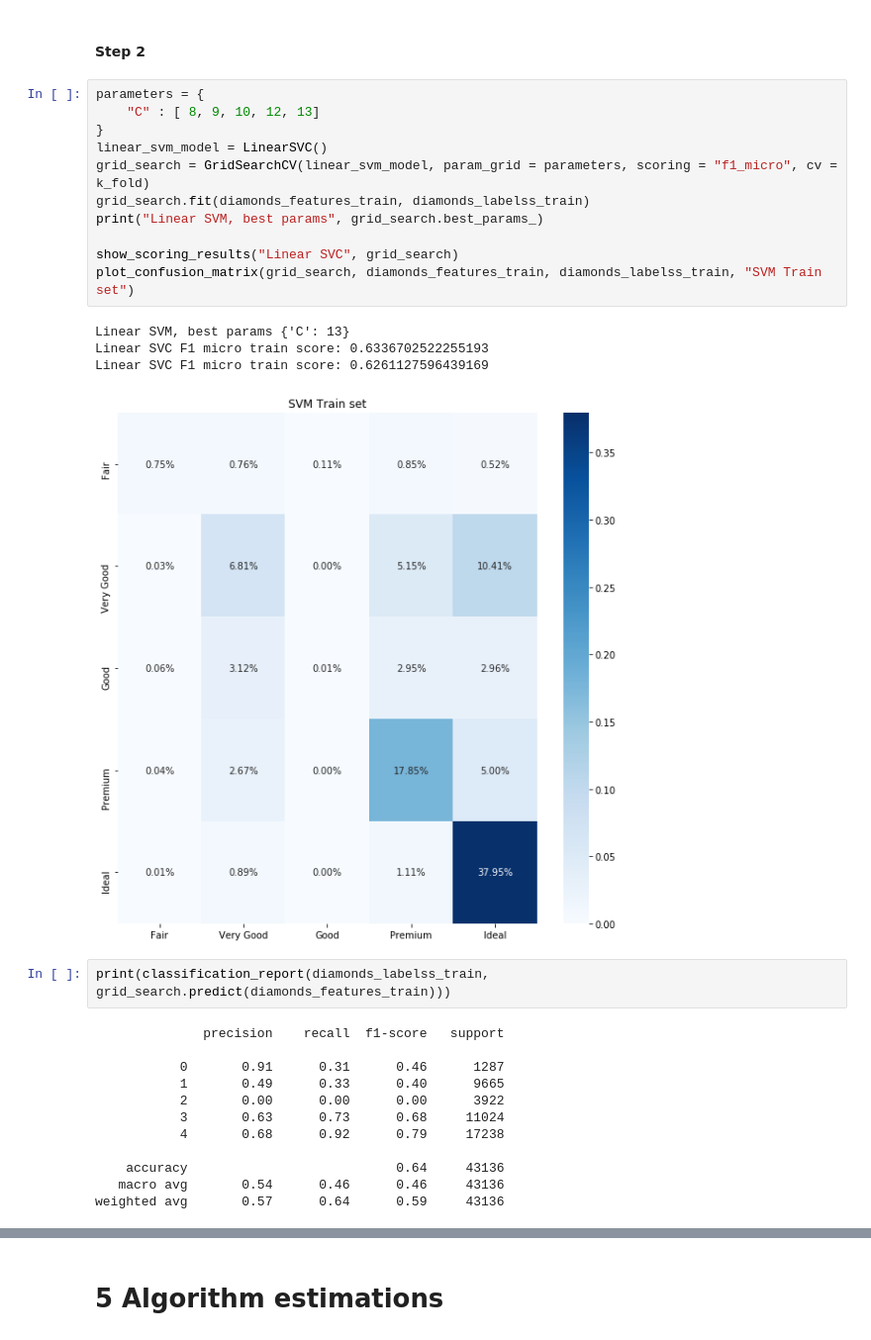
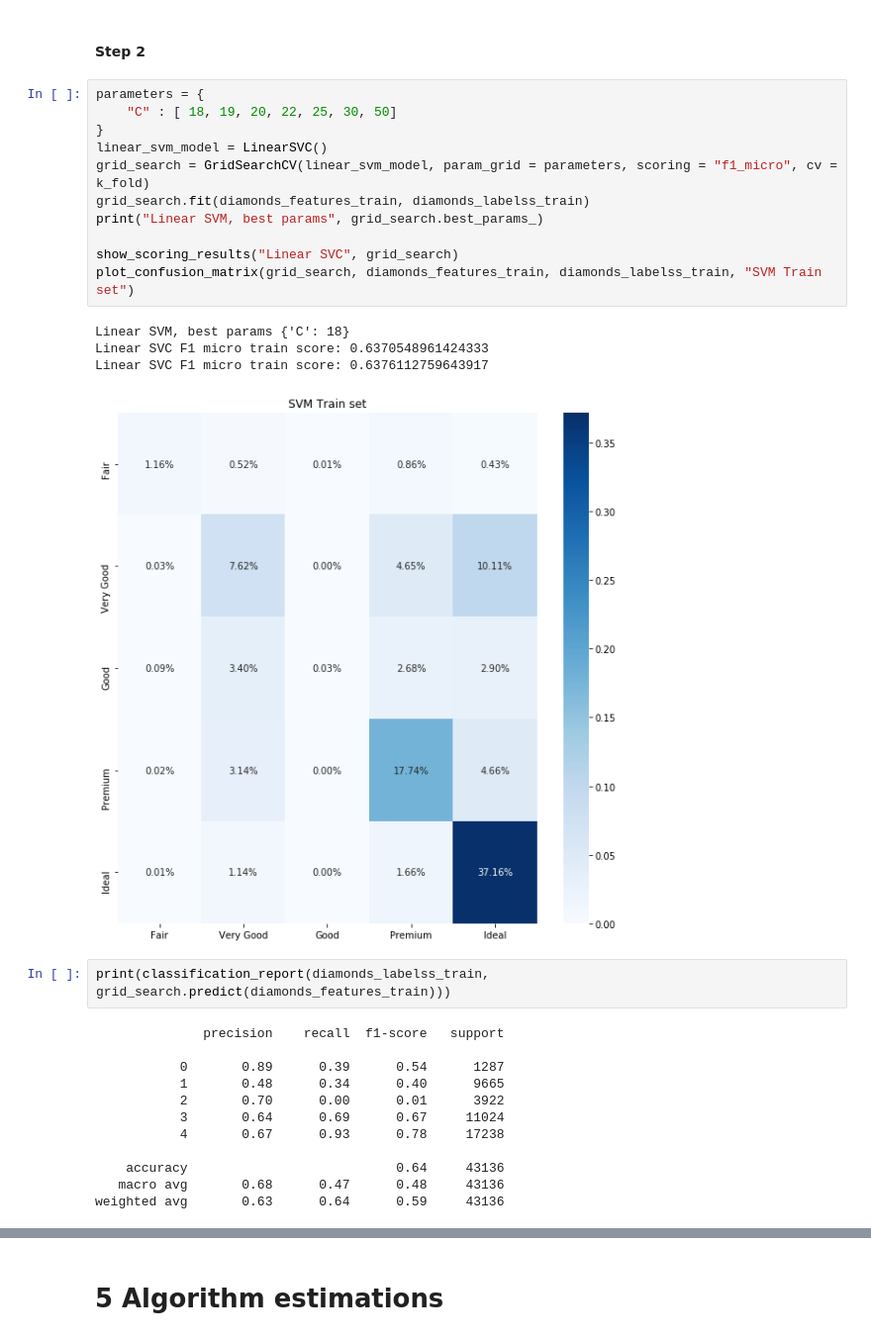
Before and after one commit to LuGeorgiev/Python-SoftUni, a Jupyter notebook: MachineLearning/15.Exam/Exam 15.11.2020 Lyubomir Georgiev.ipynb, the cells around one changed output, grey strips where cells are left out. Shown at 99% size. Drawn from its saved outputs; the diff is of its cells as text.

```diff
--- a/MachineLearning/15.Exam/Exam 15.11.2020 Lyubomir Georgiev.ipynb
+++ b/MachineLearning/15.Exam/Exam 15.11.2020 Lyubomir Georgiev.ipynb
@@ -675,34 +675,34 @@ Linear SVC F1 micro train score: 0.6327893175074184
 #### Step 2
 # %%
 parameters = {
-    "C" : [ 8, 9, 10, 12, 13]
+    "C" : [ 18, 19, 20, 22, 25, 30, 50]
 }
 linear_svm_model = LinearSVC()
 grid_search = GridSearchCV(linear_svm_model, param_grid = parameters, scoring = "f1_micro", cv = k_fold)
 grid_search.fit(diamonds_features_train, diamonds_labelss_train)
 print("Linear SVM, best params", grid_search.best_params_)
 
 show_scoring_results("Linear SVC", grid_search)
 plot_confusion_matrix(grid_search, diamonds_features_train, diamonds_labelss_train, "SVM Train set")
 # %% [output]
-Linear SVM, best params {'C': 13}
-Linear SVC F1 micro train score: 0.6336702522255193
-Linear SVC F1 micro train score: 0.6261127596439169
+Linear SVM, best params {'C': 18}
+Linear SVC F1 micro train score: 0.6370548961424333
+Linear SVC F1 micro train score: 0.6376112759643917
-[figure, old version]
+[figure, new version]
 # %%
 print(classification_report(diamonds_labelss_train, grid_search.predict(diamonds_features_train)))
 # %% [output]
               precision    recall  f1-score   support
 
-           0       0.91      0.31      0.46      1287
-           1       0.49      0.33      0.40      9665
-           2       0.00      0.00      0.00      3922
-           3       0.63      0.73      0.68     11024
-           4       0.68      0.92      0.79     17238
+           0       0.89      0.39      0.54      1287
+           1       0.48      0.34      0.40      9665
+           2       0.70      0.00      0.01      3922
+           3       0.64      0.69      0.67     11024
+           4       0.67      0.93      0.78     17238
 
     accuracy                           0.64     43136
-   macro avg       0.54      0.46      0.46     43136
-weighted avg       0.57      0.64      0.59     43136
+   macro avg       0.68      0.47      0.48     43136
+weighted avg       0.63      0.64      0.59     43136
 # %%
 plot_confusion_matrix(grid_search, diamonds_features_test, diamonds_labelss_test, "SVM Test set")
 # %% [output]
```
Also changed, not shown: parts of 16 cells of this notebook.
